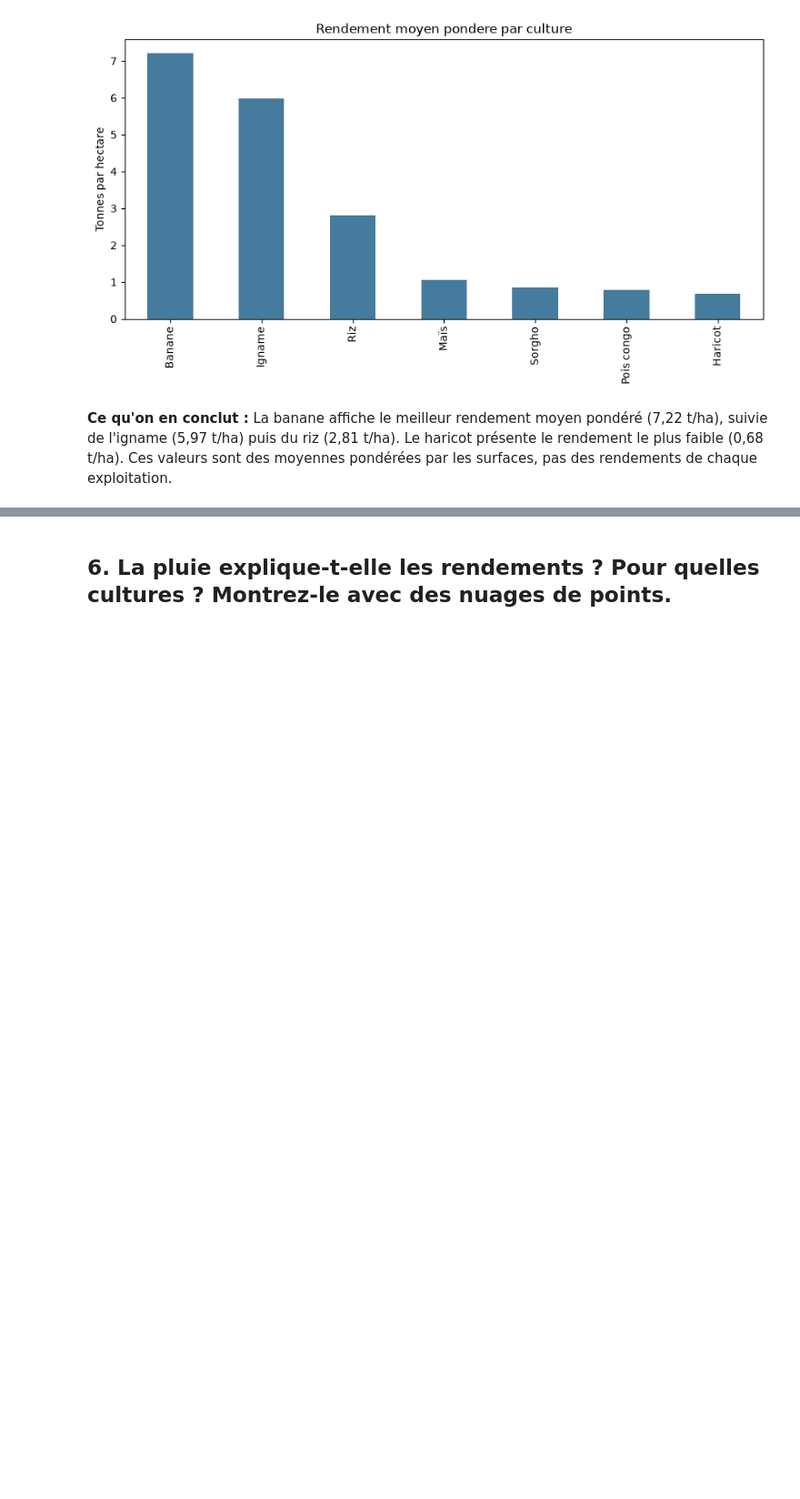
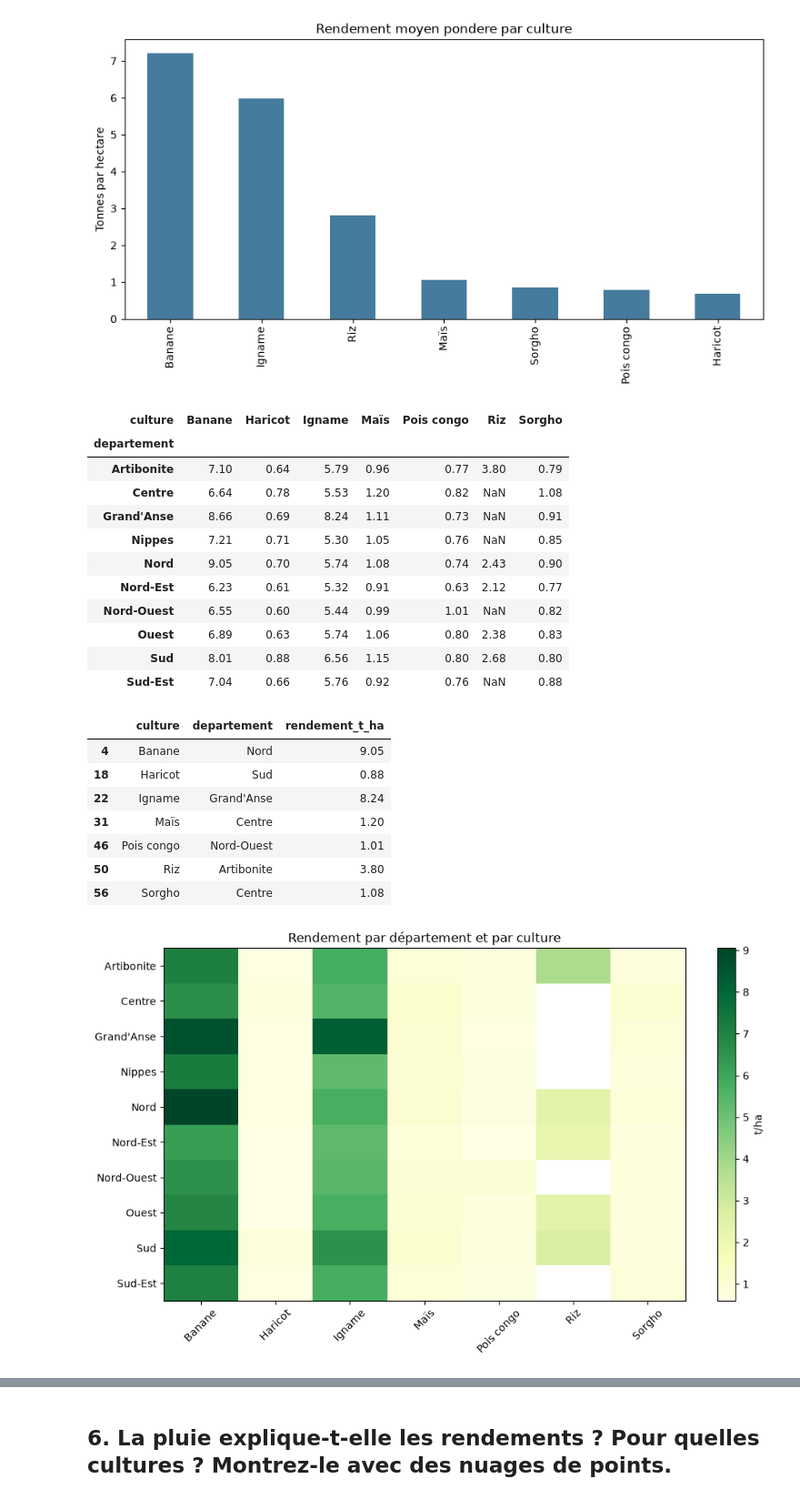
Before and after one commit to bien123ronaldo-oss/projet-data-recoltes, a Jupyter notebook: exploration.ipynb, the cells around one changed output, grey strips where cells are left out. Shown at 91% size. Cells and saved outputs as stored; diff of their text form; code cells hidden in the pictures; blank space fills up the shorter version.

Commit message:
Question 2 : rendements par département et par culture

```diff
--- a/exploration.ipynb
+++ b/exploration.ipynb
@@ -345,5 +343,53 @@ plt.show()
 | 4 | Pois congo | 56626 | 71919 | 0.787358 |
 | 1 | Haricot | 42323 | 62024 | 0.682365 |
 [figure]
-# %% [markdown]
-**Ce qu'on en conclut :** La banane affiche le meilleur rendement moyen pondéré (7,22 t/ha), suivie de l'igname (5,97 t/ha) puis du riz (2,81 t/ha). Le haricot présente le rendement le plus faible (0,68 t/ha). Ces valeurs sont des moyennes pondérées par les surfaces, pas des rendements de chaque exploitation.
+# %%
+rend_dep = (
+    complet.groupby(["culture", "departement"], as_index=False)
+    .agg(production_t=("production_t", "sum"), surface_ha=("surface_ha", "sum"))
+)
+rend_dep["rendement_t_ha"] = (
+    rend_dep["production_t"] / rend_dep["surface_ha"]
+).astype(float)
+
+tableau = rend_dep.pivot(
+    index="departement", columns="culture", values="rendement_t_ha"
+).astype(float).round(2)
+display(tableau)
+
+meilleurs = rend_dep.loc[
+    rend_dep.groupby("culture")["rendement_t_ha"].idxmax(),
+    ["culture", "departement", "rendement_t_ha"],
+].round(2)
+display(meilleurs)
+
+fig, ax = plt.subplots(figsize=(10, 6))
+im = ax.imshow(tableau.to_numpy(dtype=float), aspect="auto", cmap="YlGn")
+ax.set_xticks(range(len(tableau.columns)), tableau.columns, rotation=45)
+ax.set_yticks(range(len(tableau.index)), tableau.index)
+fig.colorbar(im, label="t/ha")
+ax.set_title("Rendement par département et par culture")
+plt.tight_layout()
+plt.show()
+# %% [output]
+| culture | Banane | Haricot | Igname | Maïs | Pois congo | Riz | Sorgho |
+| departement |  |  |  |  |  |  |  |
+| Artibonite | 7.10 | 0.64 | 5.79 | 0.96 | 0.77 | 3.80 | 0.79 |
+| Centre | 6.64 | 0.78 | 5.53 | 1.20 | 0.82 | NaN | 1.08 |
+| Grand'Anse | 8.66 | 0.69 | 8.24 | 1.11 | 0.73 | NaN | 0.91 |
+| Nippes | 7.21 | 0.71 | 5.30 | 1.05 | 0.76 | NaN | 0.85 |
+| Nord | 9.05 | 0.70 | 5.74 | 1.08 | 0.74 | 2.43 | 0.90 |
+| Nord-Est | 6.23 | 0.61 | 5.32 | 0.91 | 0.63 | 2.12 | 0.77 |
+| Nord-Ouest | 6.55 | 0.60 | 5.44 | 0.99 | 1.01 | NaN | 0.82 |
+| Ouest | 6.89 | 0.63 | 5.74 | 1.06 | 0.80 | 2.38 | 0.83 |
+| Sud | 8.01 | 0.88 | 6.56 | 1.15 | 0.80 | 2.68 | 0.80 |
+| Sud-Est | 7.04 | 0.66 | 5.76 | 0.92 | 0.76 | NaN | 0.88 |
+|  | culture | departement | rendement_t_ha |
+| 4 | Banane | Nord | 9.05 |
+| 18 | Haricot | Sud | 0.88 |
+| 22 | Igname | Grand'Anse | 8.24 |
+| 31 | Maïs | Centre | 1.20 |
+| 46 | Pois congo | Nord-Ouest | 1.01 |
+| 50 | Riz | Artibonite | 3.80 |
+| 56 | Sorgho | Centre | 1.08 |
+[figure, added]
```
Also changed, not shown: parts of 2 cells of this notebook.
